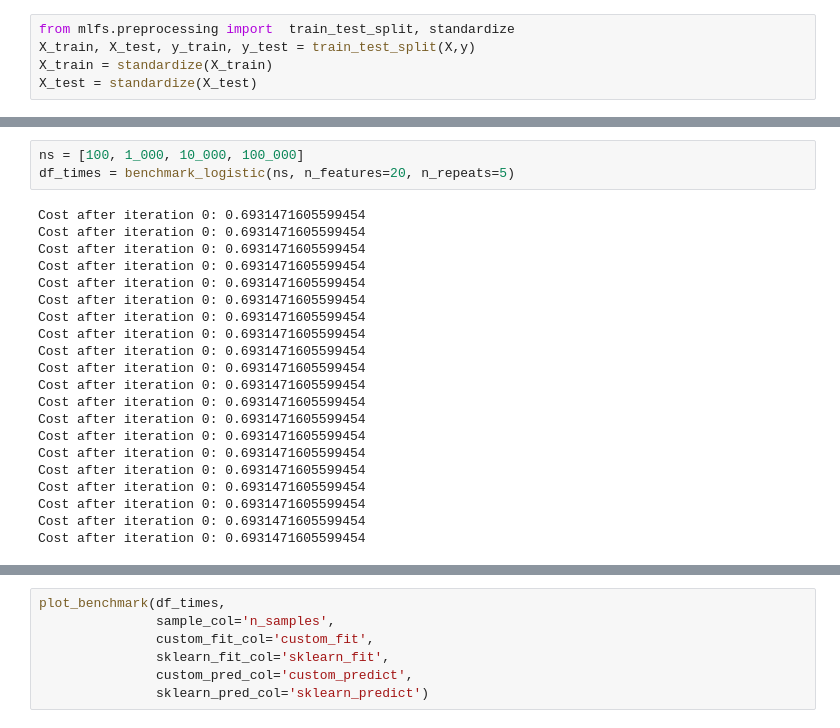
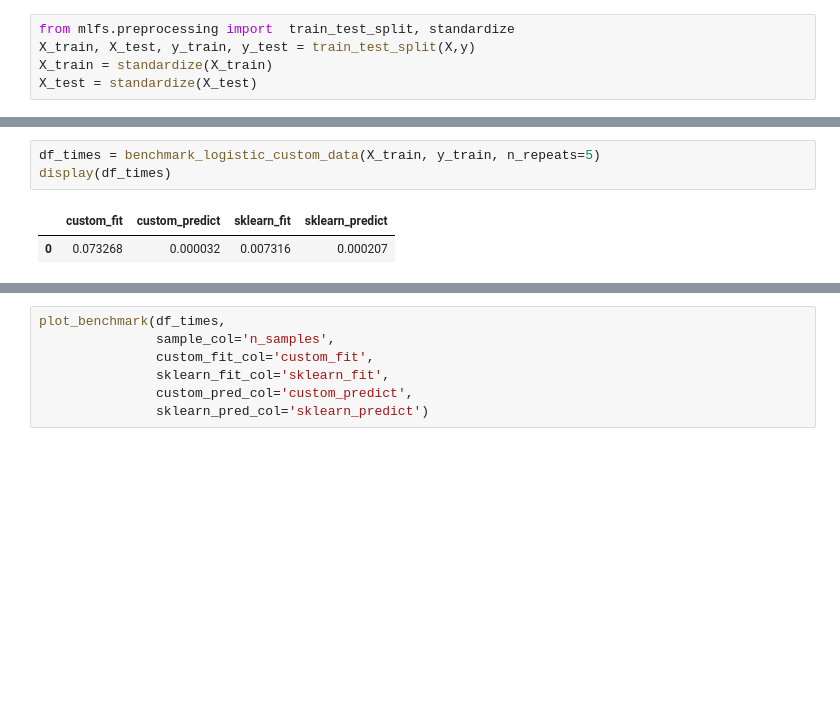
Before and after one commit to viderson/ml_from_scratch, a Jupyter notebook: notebooks/compare_logistic_regression.ipynb, the cells around one changed output, grey strips where cells are left out. Cells and saved outputs as stored; diff of their text form; blank space fills up the shorter version.

```diff
--- a/notebooks/compare_logistic_regression.ipynb
+++ b/notebooks/compare_logistic_regression.ipynb
@@ -302,27 +275,9 @@ def benchmark_logistic(n_samples_list, n_features=10, n_repeats=3):
 # %%
-ns = [100, 1_000, 10_000, 100_000]
-df_times = benchmark_logistic(ns, n_features=20, n_repeats=5)
+df_times = benchmark_logistic_custom_data(X_train, y_train, n_repeats=5)
+display(df_times)
 # %% [output]
-Cost after iteration 0: 0.6931471605599454
-Cost after iteration 0: 0.6931471605599454
-Cost after iteration 0: 0.6931471605599454
-Cost after iteration 0: 0.6931471605599454
-Cost after iteration 0: 0.6931471605599454
-Cost after iteration 0: 0.6931471605599454
-Cost after iteration 0: 0.6931471605599454
-Cost after iteration 0: 0.6931471605599454
-Cost after iteration 0: 0.6931471605599454
-Cost after iteration 0: 0.6931471605599454
-Cost after iteration 0: 0.6931471605599454
-Cost after iteration 0: 0.6931471605599454
-Cost after iteration 0: 0.6931471605599454
-Cost after iteration 0: 0.6931471605599454
-Cost after iteration 0: 0.6931471605599454
-Cost after iteration 0: 0.6931471605599454
-Cost after iteration 0: 0.6931471605599454
-Cost after iteration 0: 0.6931471605599454
-Cost after iteration 0: 0.6931471605599454
-Cost after iteration 0: 0.6931471605599454
+|  | custom_fit | custom_predict | sklearn_fit | sklearn_predict |
+| 0 | 0.073268 | 0.000032 | 0.007316 | 0.000207 |
 # %%
 import matplotlib.pyplot as plt
 
```
Also changed, not shown: parts of 3 cells of this notebook, 1 other file.
